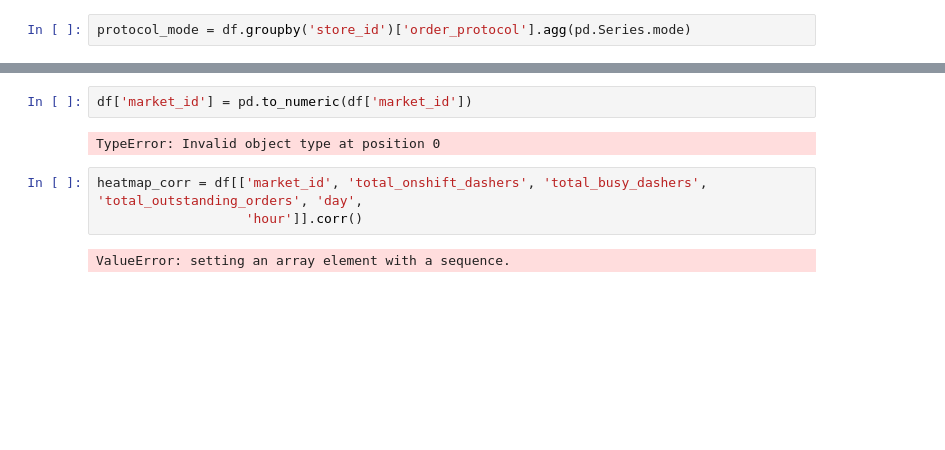
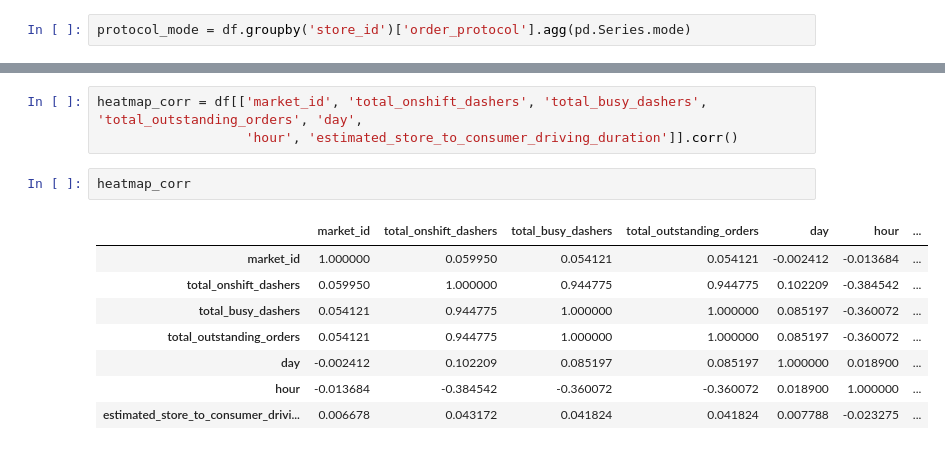
Before and after one commit to meg-williams/Delivery-Duration-Prediction, a Jupyter notebook: delivery_duration.ipynb, the cells around one changed output, grey strips where cells are left out. Saved outputs shown, nothing was run; the diff lists cells and outputs as text; blank space fills up the shorter version.

```diff
--- a/delivery_duration.ipynb
+++ b/delivery_duration.ipynb
@@ -336,9 +363,14 @@ Name: market_id, Length: 197428, dtype: object
-# %%
-df['market_id'] = pd.to_numeric(df['market_id'])
-# %% [output]
-TypeError: Invalid object type at position 0
 # %%
 heatmap_corr = df[['market_id', 'total_onshift_dashers', 'total_busy_dashers', 'total_outstanding_orders', 'day',
-                   'hour']].corr()
+                   'hour', 'estimated_store_to_consumer_driving_duration']].corr()
-# %% [output]
-ValueError: setting an array element with a sequence.
+# %%
+heatmap_corr
+# %% [output]
+|  | market_id | total_onshift_dashers | total_busy_dashers | total_outstanding_orders | day | hour | ... |
+| market_id | 1.000000 | 0.059950 | 0.054121 | 0.054121 | -0.002412 | -0.013684 | ... |
+| total_onshift_dashers | 0.059950 | 1.000000 | 0.944775 | 0.944775 | 0.102209 | -0.384542 | ... |
+| total_busy_dashers | 0.054121 | 0.944775 | 1.000000 | 1.000000 | 0.085197 | -0.360072 | ... |
+| total_outstanding_orders | 0.054121 | 0.944775 | 1.000000 | 1.000000 | 0.085197 | -0.360072 | ... |
+| day | -0.002412 | 0.102209 | 0.085197 | 0.085197 | 1.000000 | 0.018900 | ... |
+| hour | -0.013684 | -0.384542 | -0.360072 | -0.360072 | 0.018900 | 1.000000 | ... |
+| estimated_store_to_consumer_drivi... | 0.006678 | 0.043172 | 0.041824 | 0.041824 | 0.007788 | -0.023275 | ... |
```
Also changed, not shown: parts of 40 cells of this notebook.
